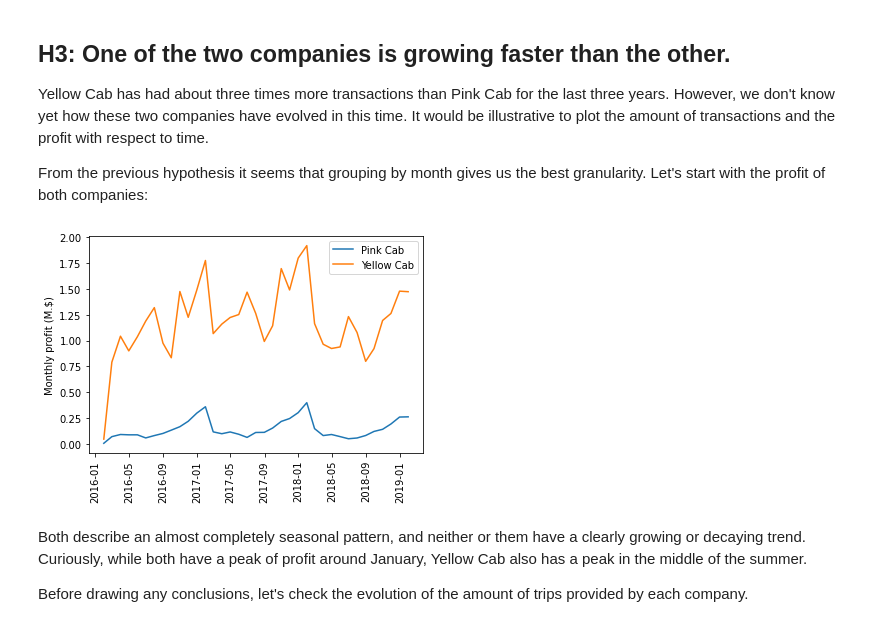
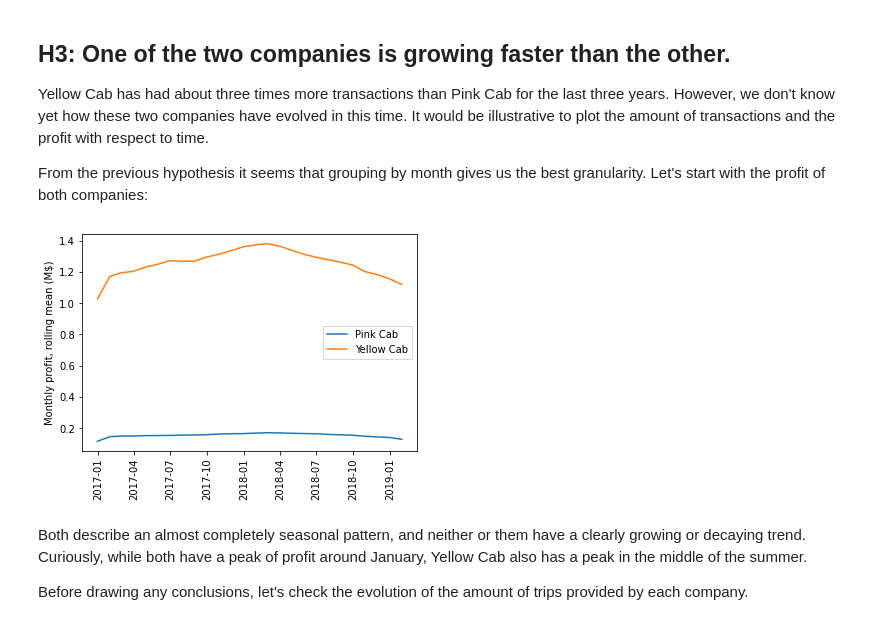
Before and after one commit to dme48/dataglacier-internship, a Jupyter notebook: Week 2/eda.ipynb, the cells around one changed output. Saved outputs shown, nothing was run; the diff lists cells and outputs as text; code cells hidden in the pictures.

Commit message:
Changed H2 plot to rolling mean

```diff
--- a/Week 2/eda.ipynb
+++ b/Week 2/eda.ipynb
@@ -357,24 +357,28 @@ Yellow Cab has had about three times more transactions than Pink Cab for the las
 
 From the previous hypothesis it seems that grouping by month gives us the best granularity. Let's start with the profit of both companies:
 # %%
-trips_pink = master[master["Company"] == "Pink Cab"]
-trips_pink = trips_pink.set_index(trips_pink["Date of Travel"])
-monthly_profit_pink = trips_pink["Profit"].groupby(pd.Grouper(freq="M")).sum()
+mean_profit_pink = (master[master["Company"] == "Pink Cab"]
+                       .set_index("Date of Travel")
+                       ["Profit"]
+                       .groupby(pd.Grouper(freq="M"))
+                       .sum()
+                       .rolling(12).mean())
 
-trips_yellow = master[master["Company"] == "Yellow Cab"]
-trips_yellow = trips_yellow.set_index(trips_yellow["Date of Travel"])
-monthly_profit_yellow = trips_yellow["Profit"].groupby(pd.Grouper(freq="M")).sum()
+mean_profit_yellow = (master[master["Company"] == "Yellow Cab"]
+                         .set_index("Date of Travel")
+                         ["Profit"]
+                         .groupby(pd.Grouper(freq="M"))
+                         .sum()
+                         .rolling(12).mean())
 
-time = monthly_profit_pink.index
-
-plt.plot(time, monthly_profit_pink / 1e6, label="Pink Cab")
-plt.plot(time, monthly_profit_yellow / 1e6, label="Yellow Cab")
-plt.ylabel("Monthly profit (M.$)")
+plt.plot(mean_profit_pink / 1e6, label="Pink Cab")
+plt.plot(mean_profit_yellow / 1e6, label="Yellow Cab")
+plt.ylabel("Monthly profit, rolling mean (M$)")
 plt.xticks(rotation="vertical")
 plt.legend()
 plt.show()
 # %% [output]
-[figure, old version]
+[figure, new version]
 # %% [markdown]
 Both describe an almost completely seasonal pattern, and neither or them have a clearly growing or decaying trend. Curiously, while both have a peak of profit around January, Yellow Cab also has a peak in the middle of the summer.
 
```
Also changed, not shown: parts of 5 cells of this notebook.
